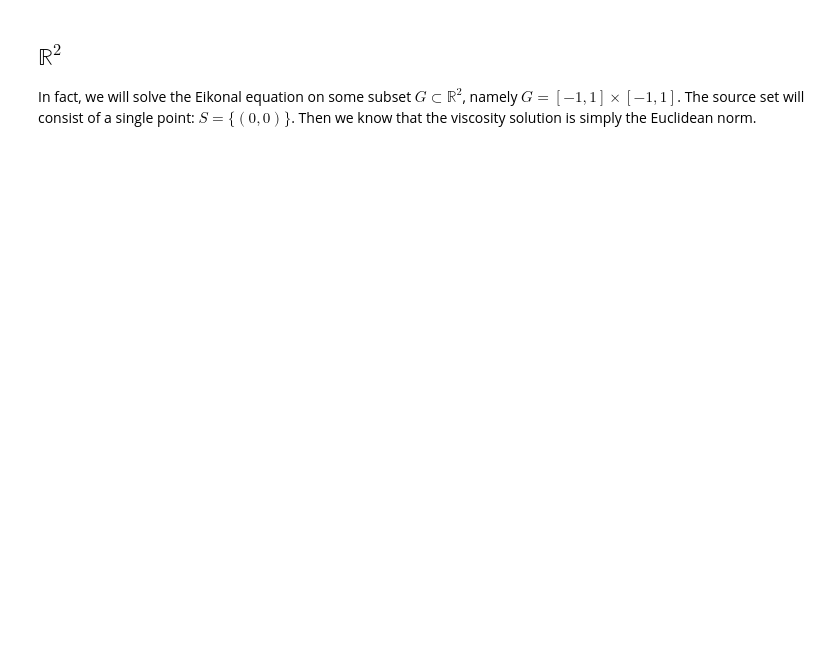
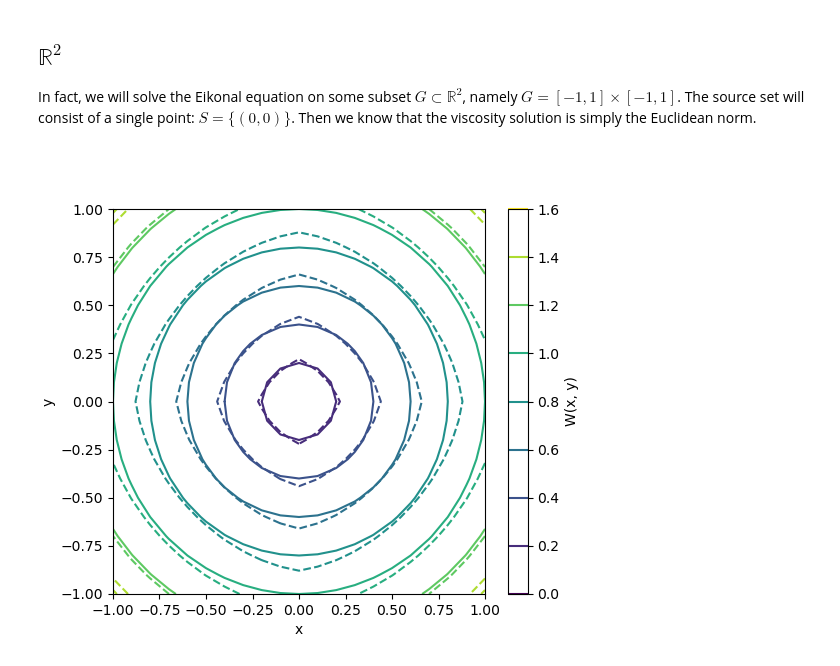
Before and after one commit to finn491/IterativeEikonal, a Jupyter notebook: iterativeeikonal.ipynb, the cells around one changed output. Cells and saved outputs as stored; diff of their text form; code cells hidden in the pictures; blank space fills up the shorter version.

Commit message:
visualise quality of approximate distance map with contour plot instead of 3d plot.

```diff
--- a/iterativeeikonal.ipynb
+++ b/iterativeeikonal.ipynb
@@ -76,22 +85,17 @@ def step_W(
 # %%
-N = 21
-n = 100
-xs, ys = np.meshgrid(np.linspace(-1, 1, N), np.linspace(-1, 1, N))
-W_exact = np.sqrt(xs ** 2 + ys ** 2)
-W_iterative = iterative_method_R2(N, n)
 
-fig = plt.figure(figsize=(5, 5))
+fig, ax = plt.subplots(nrows=1, ncols=1, figsize=(6, 5))
 fig.canvas.toolbar_visible = False
 fig.canvas.header_visible = False
 fig.canvas.footer_visible = False
 fig.canvas.resizable = False
-ax = fig.add_subplot(1, 1, 1, projection="3d")
-ax.plot_surface(xs, ys, W_iterative, alpha=0.5, label="Iterative")
-ax.plot_surface(xs, ys, W_exact, alpha=0.5, label="Exact")
+contour = ax.contour(xs, ys, W_iterative, linestyles="dashed") # , label="Iterative"
+ax.contour(xs, ys, W_exact) # , label="Exact"
 ax.set_xlim(-1, 1)
 ax.set_ylim(-1, 1)
-ax.set_zlim(0, np.sqrt(2))
 ax.set_xlabel("x")
 ax.set_ylabel("y")
-ax.set_zlabel("W(x, y)")
-ax.legend();
+# ax.legend()
+fig.colorbar(contour, label="W(x, y)");
+# %% [output]
+[figure, added]
```
Also changed, not shown: parts of 2 cells of this notebook.
